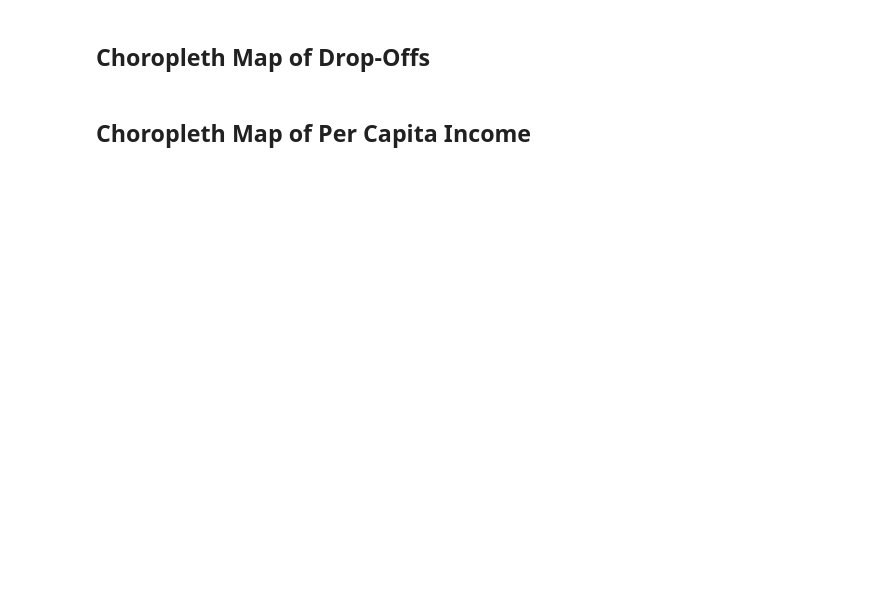
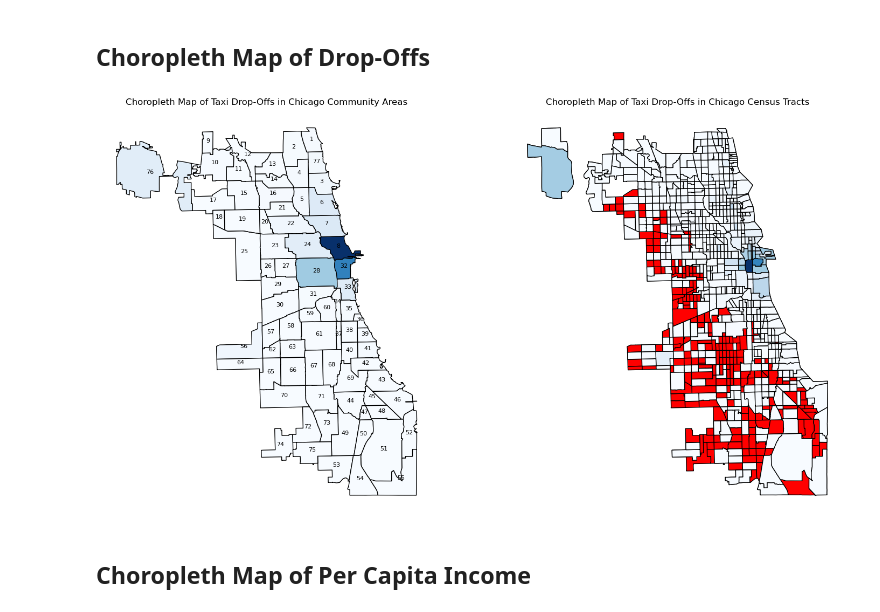
Before and after one commit to ltempfli/AAA-AIbertus-Magnus, a Jupyter notebook: tasks/02_Descriptive_Analytics.ipynb, the cells around one changed output. Drawn from its saved outputs; the diff is of its cells as text; code cells hidden in the pictures; blank space fills up the shorter version.

```diff
--- a/tasks/02_Descriptive_Analytics.ipynb
+++ b/tasks/02_Descriptive_Analytics.ipynb
@@ -286,7 +215,8 @@ plt.show()
 chicago_community_areas_gdf = gpd.read_file('../data/Boundaries_Community_Areas.geojson')
 chicago_community_areas_gdf['area_numbe'] = chicago_community_areas_gdf['area_numbe'].astype(int)
 chicago_census_tracts_gdf = gpd.read_file('../data/Boundaries_Census_Tracts.geojson')
-chicago_census_tracts_gdf['geoid10'] = chicago_census_tracts_gdf['geoid10'].astype(int)
+dropoff_census_tract_df['dropoff_census_tract'] = dropoff_census_tract_df['dropoff_census_tract'].astype(str)
+chicago_census_tracts_gdf['geoid10'] = chicago_census_tracts_gdf['geoid10'].astype(str)
 
 # Merge GeoDataFrame with the taxi trip data
 plot3_gdf = chicago_community_areas_gdf.merge(dropoff_community_area_df, left_on='area_numbe', right_on='dropoff_community_area')
@@ -297,33 +227,35 @@ fig, axs = plt.subplots(1, 2, figsize=(16, 8))
 
 # Plot 3: Choropleth Map of Taxi Pickups in Chicago Community Areas
 plot3_gdf.plot(column='trips', ax=axs[0], legend=False,
                         cmap='Blues', edgecolor='black')
 
 # Add community area numbers to the map
 for idx, row in plot3_gdf.iterrows():
     axs[0].annotate(text=row['area_numbe'], xy=(row['geometry'].centroid.x, row['geometry'].centroid.y),
                    ha='center', fontsize=8, color='black')
 
 # Set title and remove axis
 axs[0].set_title('Choropleth Map of Taxi Drop-Offs in Chicago Community Areas')
 axs[0].axis('off')
 
 # Plot 4: Map of Chicago Census Tracts in Chicago Census Tracts
 chicago_census_tracts.plot(ax=axs[1], color='red', edgecolor='black')
 
 # Plot 4: Choropleth Map of Taxi Dropoffs in Chicago Census Tracts
 plot4_gdf.plot(column='trips', ax=axs[1], legend=False,
                          cmap='Blues', edgecolor='black')
 
 # Set title and remove axis
 axs[1].set_title('Choropleth Map of Taxi Drop-Offs in Chicago Census Tracts')
 axs[1].axis('off')
 
 # Adjust layout
 plt.tight_layout()
 
 # Show the combined plot
 plt.show()
+# %% [output]
+[figure, added]
 # %% [markdown]
 ## Choropleth Map of Per Capita Income
 # %%
```
Also changed, not shown: parts of 16 cells of this notebook, 1 other file.
